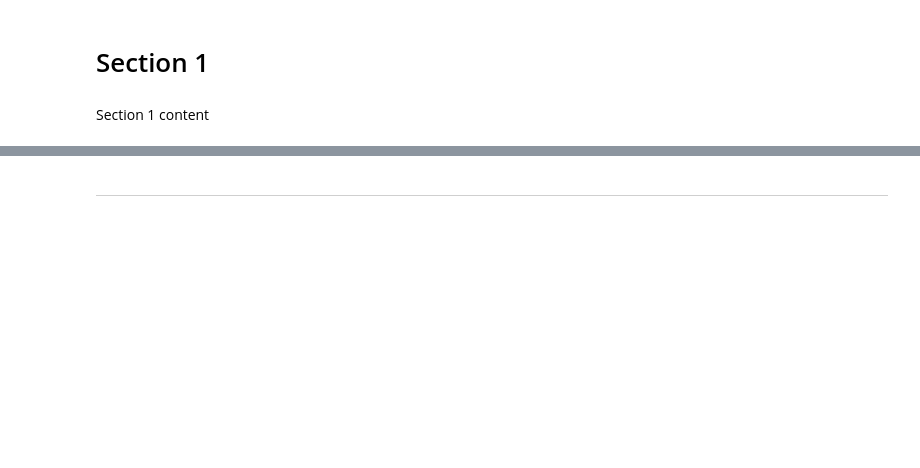
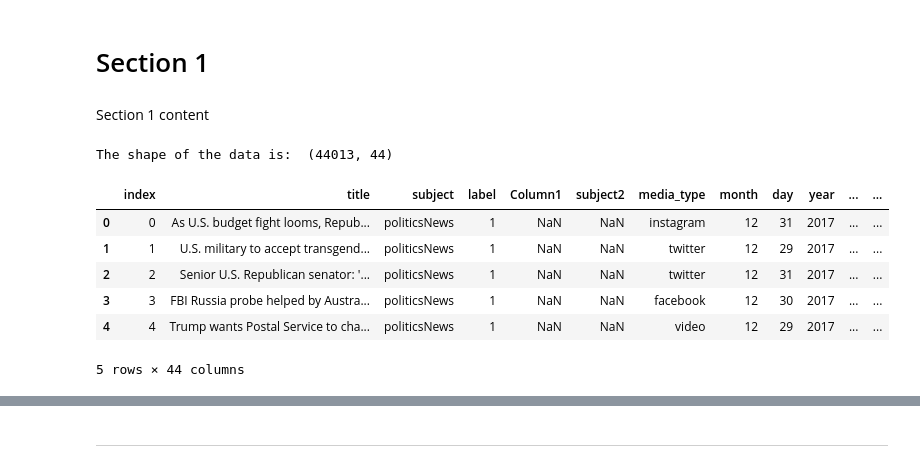
Before and after one commit to Hysnap/CapStoneProject_2025, a Jupyter notebook: 5_dashboard/Capstone_Dashboard_visualizations.ipynb, the cells around one changed output, grey strips where cells are left out. Cells and saved outputs as stored; diff of their text form; code cells hidden in the pictures; blank space fills up the shorter version.

Commit message:
Increased DataSet and improved Date identification

```diff
--- a/5_dashboard/Capstone_Dashboard_visualizations.ipynb
+++ b/5_dashboard/Capstone_Dashboard_visualizations.ipynb
@@ -55,0 +60,14 @@ import seaborn as sns
+# %%
+# Load the combined_data.zip file
+df = pd.read_csv("data//combined_data.zip", compression='zip')
+print("The shape of the data is: ", df.shape)
+df.head()
+# %% [output]
+The shape of the data is:  (44013, 44)
+|  | index | title | subject | label | Column1 | subject2 | media_type | month | day | year | ... | ... |
+| 0 | 0 | As U.S. budget fight looms, Repub... | politicsNews | 1 | NaN | NaN | instagram | 12 | 31 | 2017 | ... | ... |
+| 1 | 1 | U.S. military to accept transgend... | politicsNews | 1 | NaN | NaN | twitter | 12 | 29 | 2017 | ... | ... |
+| 2 | 2 | Senior U.S. Republican senator: '... | politicsNews | 1 | NaN | NaN | twitter | 12 | 31 | 2017 | ... | ... |
+| 3 | 3 | FBI Russia probe helped by Austra... | politicsNews | 1 | NaN | NaN | facebook | 12 | 30 | 2017 | ... | ... |
+| 4 | 4 | Trump wants Postal Service to cha... | politicsNews | 1 | NaN | NaN | video | 12 | 29 | 2017 | ... | ... |
+5 rows × 44 columns
```
Also changed, not shown: parts of 8 cells of this notebook, 11 other files.
